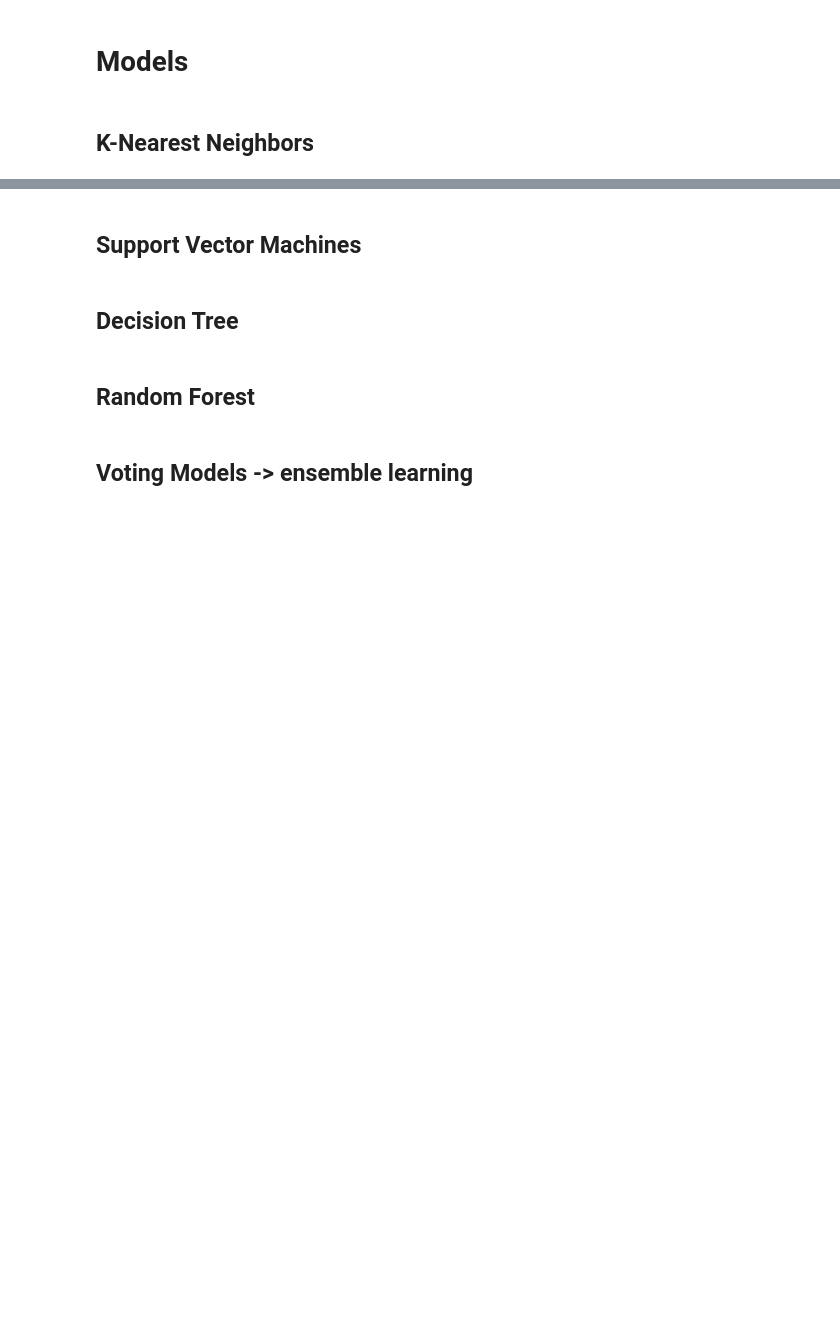
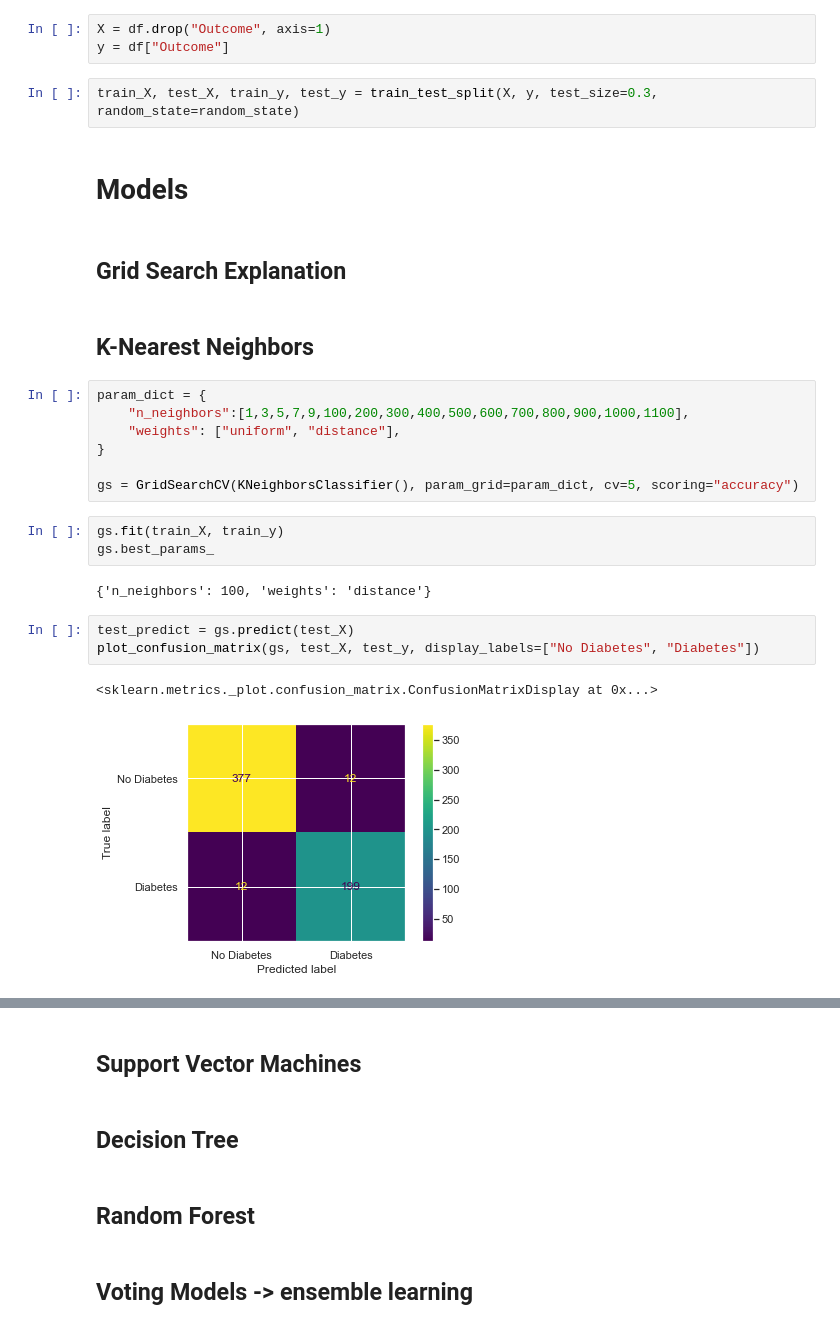
Before and after one commit to Ahmed-Alsardi/CS364_ml_project, a Jupyter notebook: main.ipynb, the cells around one changed output, grey strips where cells are left out. Drawn from its saved outputs; the diff is of its cells as text; blank space fills up the shorter version.

Commit message:
KNN with grid search

```diff
--- a/main.ipynb
+++ b/main.ipynb
@@ -134,6 +156,31 @@ See the caveats in the documentation: https://pandas.pydata.org/pandas-docs/stab
 # %% [markdown]
 ## Preprocessing the data
+# %%
+X = df.drop("Outcome", axis=1)
+y = df["Outcome"]
+# %%
+train_X, test_X, train_y, test_y = train_test_split(X, y, test_size=0.3, random_state=random_state)
 # %% [markdown]
 # Models
+# %% [markdown]
+## Grid Search Explanation
 # %% [markdown]
 ## K-Nearest Neighbors
+# %%
+param_dict = {
+    "n_neighbors":[1,3,5,7,9,100,200,300,400,500,600,700,800,900,1000,1100],
+    "weights": ["uniform", "distance"],
+}
+
+gs = GridSearchCV(KNeighborsClassifier(), param_grid=param_dict, cv=5, scoring="accuracy")
+# %%
+gs.fit(train_X, train_y)
+gs.best_params_
+# %% [output]
+{'n_neighbors': 100, 'weights': 'distance'}
+# %%
+test_predict = gs.predict(test_X)
+plot_confusion_matrix(gs, test_X, test_y, display_labels=["No Diabetes", "Diabetes"])
+# %% [output]
+<sklearn.metrics._plot.confusion_matrix.ConfusionMatrixDisplay at 0x...>
+[figure, added]
```
Also changed, not shown: parts of 6 cells of this notebook.
